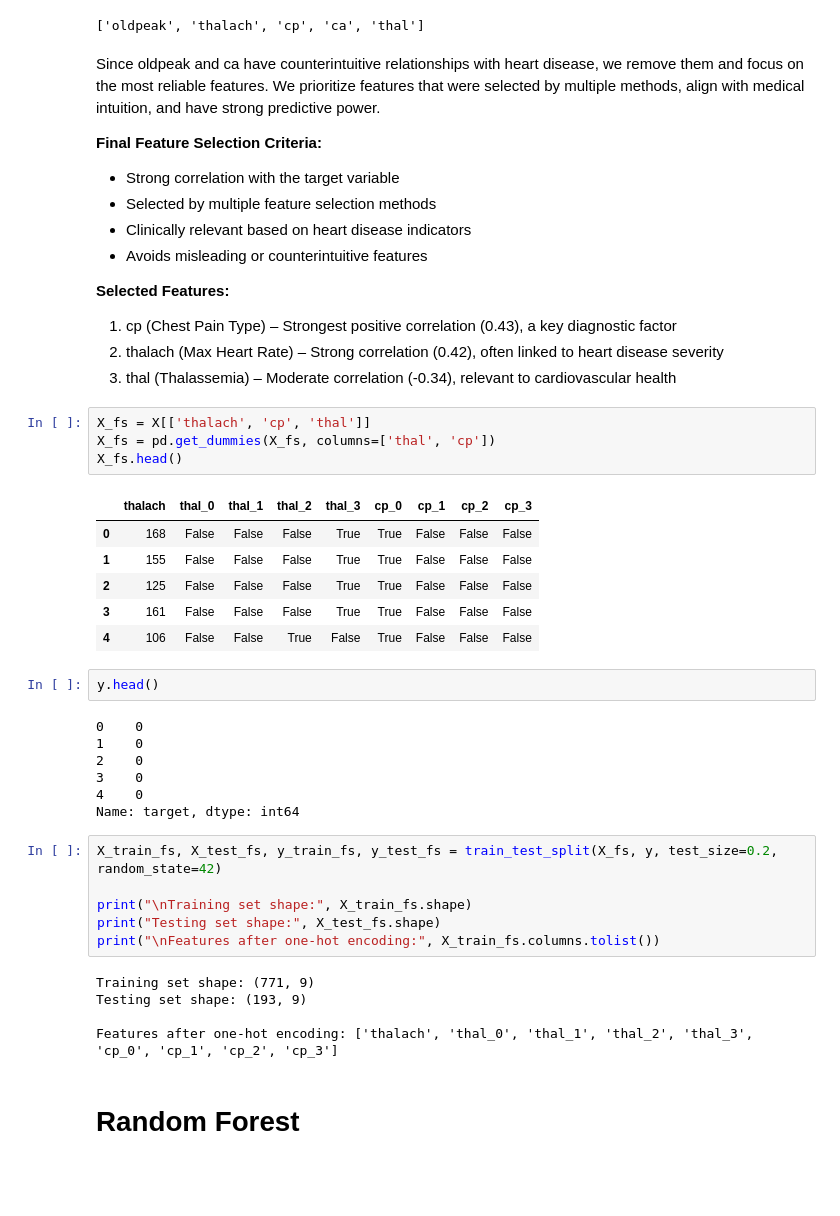
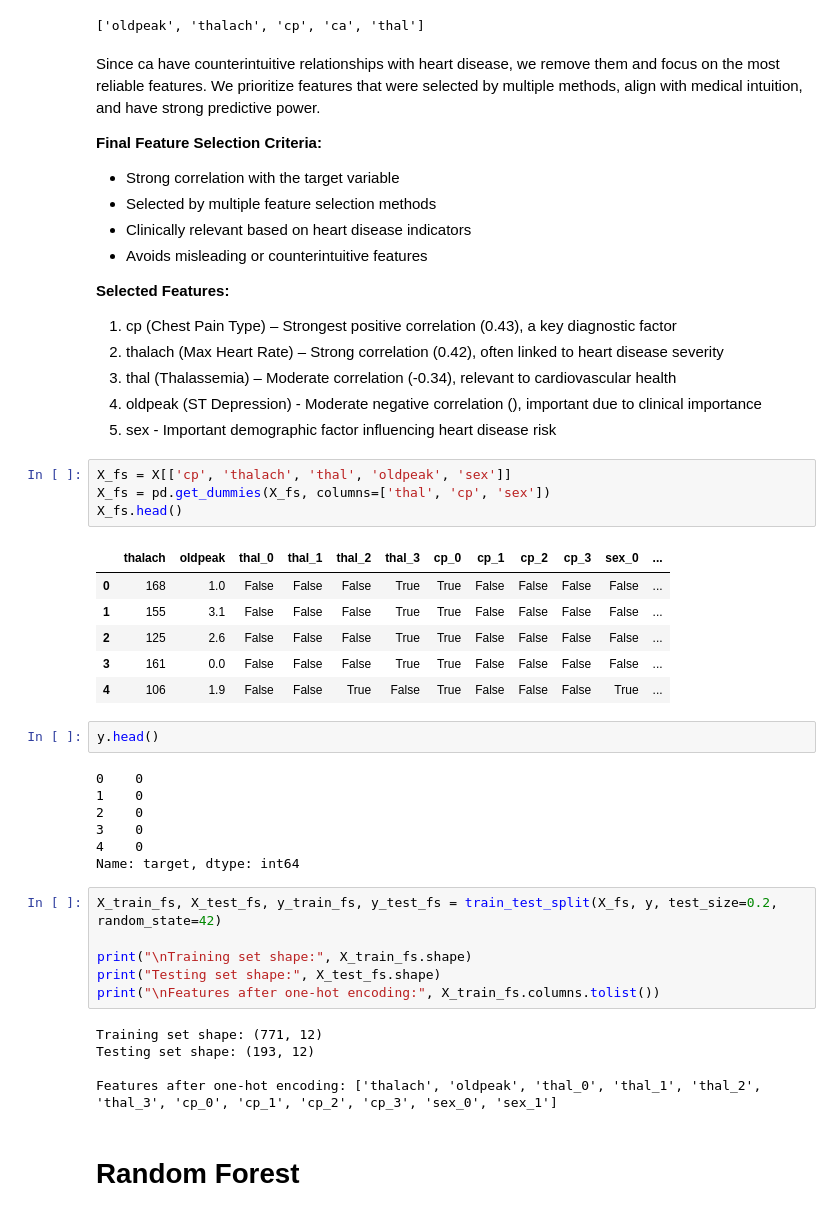
Before and after one commit to omisdami/GROUP1_HEART-DISEASE-, a Jupyter notebook: Heart Disease Classification.ipynb, the cells around one changed output. Cells and saved outputs as stored; diff of their text form; blank space fills up the shorter version.

```diff
--- a/Heart Disease Classification.ipynb
+++ b/Heart Disease Classification.ipynb
@@ -456,7 +456,7 @@ best_features
 5        fbs    False       False  False    False  False  False      0
 ['oldpeak', 'thalach', 'cp', 'ca', 'thal']
 # %% [markdown]
-Since oldpeak and ca have counterintuitive relationships with heart disease, we remove them and focus on the most reliable features. We prioritize features that were selected by multiple methods, align with medical intuition, and have strong predictive power.
+Since ca have counterintuitive relationships with heart disease, we remove them and focus on the most reliable features. We prioritize features that were selected by multiple methods, align with medical intuition, and have strong predictive power.
 
 **Final Feature Selection Criteria:**
  - Strong correlation with the target variable
@@ -468,17 +468,19 @@ Since oldpeak and ca have counterintuitive relationships with heart disease, we
  1. cp (Chest Pain Type) – Strongest positive correlation (0.43), a key diagnostic factor
  2. thalach (Max Heart Rate) – Strong correlation (0.42), often linked to heart disease severity
  3. thal (Thalassemia) – Moderate correlation (-0.34), relevant to cardiovascular health
+ 4. oldpeak (ST Depression) - Moderate negative correlation (), important due to clinical importance
+ 5. sex -  Important demographic factor influencing heart disease risk
 # %%
-X_fs = X[['thalach', 'cp', 'thal']]
-X_fs = pd.get_dummies(X_fs, columns=['thal', 'cp'])
+X_fs = X[['cp', 'thalach', 'thal', 'oldpeak', 'sex']]
+X_fs = pd.get_dummies(X_fs, columns=['thal', 'cp', 'sex'])
 X_fs.head()
 # %% [output]
-|  | thalach | thal_0 | thal_1 | thal_2 | thal_3 | cp_0 | cp_1 | cp_2 | cp_3 |
-| 0 | 168 | False | False | False | True | True | False | False | False |
-| 1 | 155 | False | False | False | True | True | False | False | False |
-| 2 | 125 | False | False | False | True | True | False | False | False |
-| 3 | 161 | False | False | False | True | True | False | False | False |
-| 4 | 106 | False | False | True | False | True | False | False | False |
+|  | thalach | oldpeak | thal_0 | thal_1 | thal_2 | thal_3 | cp_0 | cp_1 | cp_2 | cp_3 | sex_0 | ... |
+| 0 | 168 | 1.0 | False | False | False | True | True | False | False | False | False | ... |
+| 1 | 155 | 3.1 | False | False | False | True | True | False | False | False | False | ... |
+| 2 | 125 | 2.6 | False | False | False | True | True | False | False | False | False | ... |
+| 3 | 161 | 0.0 | False | False | False | True | True | False | False | False | False | ... |
+| 4 | 106 | 1.9 | False | False | True | False | True | False | False | False | True | ... |
 # %%
 y.head()
 # %% [output]
@@ -495,10 +497,10 @@ print("\nTraining set shape:", X_train_fs.shape)
 print("Testing set shape:", X_test_fs.shape)
 print("\nFeatures after one-hot encoding:", X_train_fs.columns.tolist())
 # %% [output]
-Training set shape: (771, 9)
-Testing set shape: (193, 9)
+Training set shape: (771, 12)
+Testing set shape: (193, 12)
 
-Features after one-hot encoding: ['thalach', 'thal_0', 'thal_1', 'thal_2', 'thal_3', 'cp_0', 'cp_1', 'cp_2', 'cp_3']
+Features after one-hot encoding: ['thalach', 'oldpeak', 'thal_0', 'thal_1', 'thal_2', 'thal_3', 'cp_0', 'cp_1', 'cp_2', 'cp_3', 'sex_0', 'sex_1']
 # %% [markdown]
 # Random Forest
 # %% [markdown]
```
Also changed, not shown: parts of 3 cells of this notebook.
